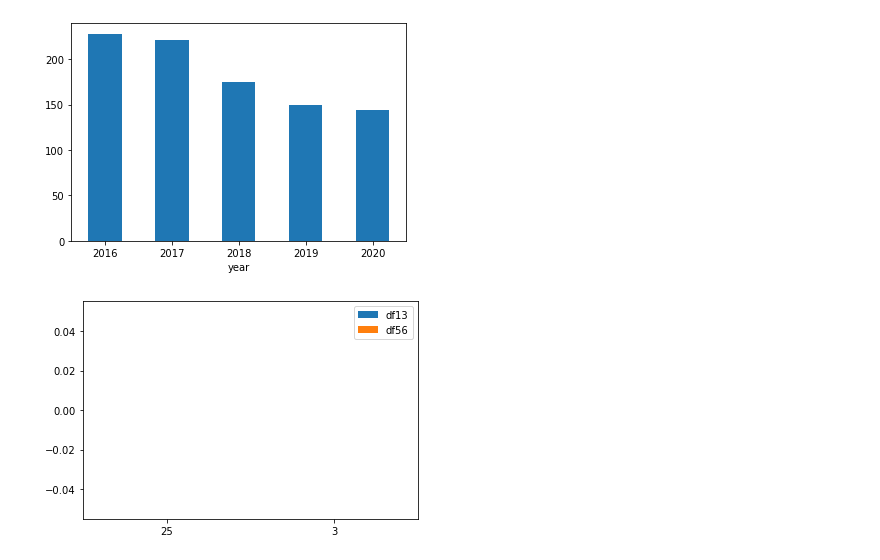
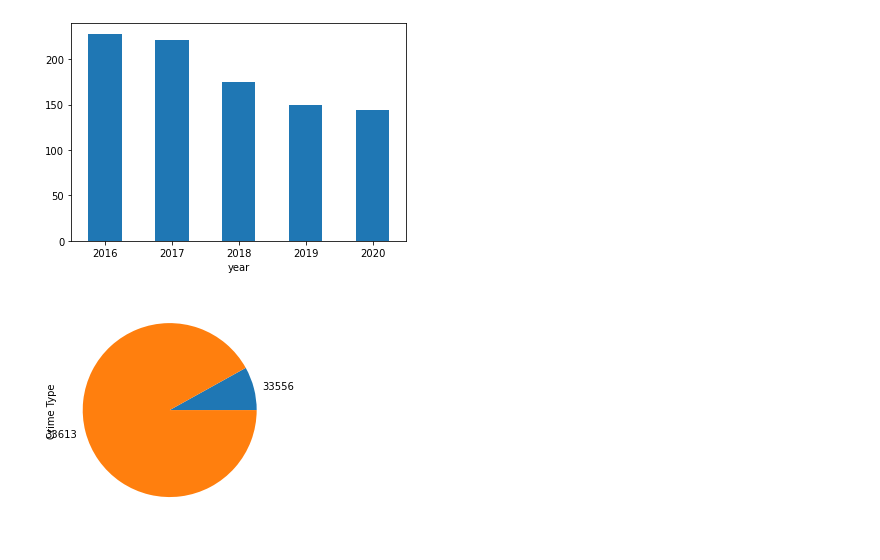
Before and after one commit to gregb23/Project1_Group4, a Jupyter notebook: SA/Codes/crime_plot_per_zip.ipynb, the cells around one changed output. Cells and saved outputs as stored; diff of their text form; code cells hidden in the pictures.

```diff
--- a/SA/Codes/crime_plot_per_zip.ipynb
+++ b/SA/Codes/crime_plot_per_zip.ipynb
@@ -52,9 +55,8 @@ df56=crime_data56.groupby(crime_data56.year).count()["Crime Type"]
 ax = df56.plot.bar(x='year', rot=0)
 # %% [output]
 [figure]
-# %%
-dfall = pd.DataFrame({'df13': df13,
-                   'df56': df56}, index=index)
-ax = dfall.plot.bar(rot=0)
-# %% [output]
-[figure, removed]
+# %%
+dfcomb=crime_datacomb.groupby(crime_datacomb.zip).count()["Crime Type"]
+ax = dfcomb.plot.pie(x='year', rot=0)
+# %% [output]
+[figure, added]
```
Also changed, not shown: parts of 7 cells of this notebook, 4 other files.
